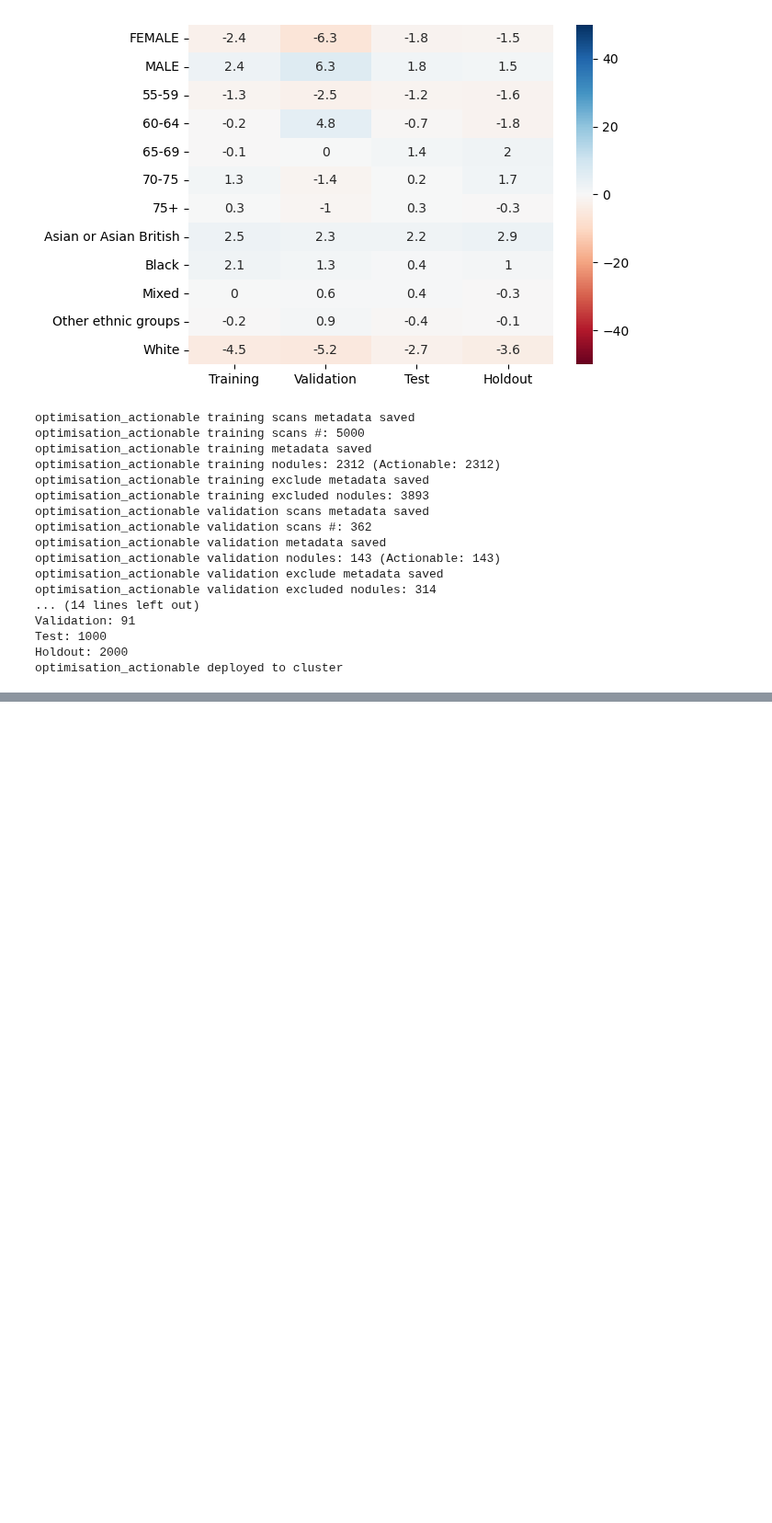
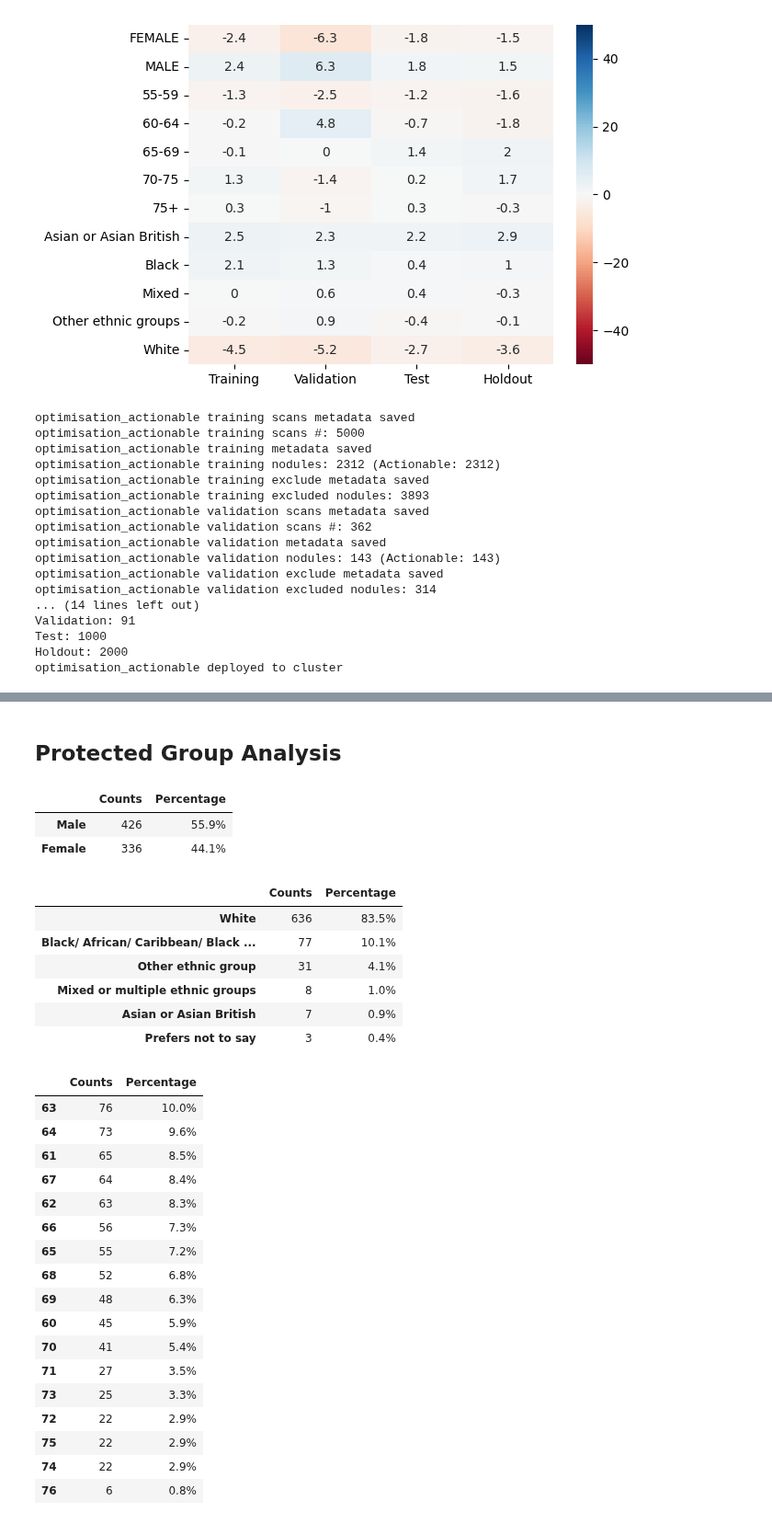
Before and after one commit to johnmccabe44/fairness-in-nodule-detection, a Jupyter notebook: notebooks/experiment_design.ipynb, the cells around one changed output, grey strips where cells are left out. Shown at 92% size. Saved outputs shown, nothing was run; the diff lists cells and outputs as text; code cells hidden in the pictures; blank space fills up the shorter version.

```diff
--- a/notebooks/experiment_design.ipynb
+++ b/notebooks/experiment_design.ipynb
@@ -932,0 +949,44 @@ optimisation_actionable deployed to cluster
+# %% [markdown]
+## Protected Group Analysis
+# %%
+def counts_and_percentages(series):
+    counts = series.value_counts()
+    percentages = series.value_counts(normalize=True).apply(lambda x: f'{x:.1%}')
+    return pd.concat([counts, percentages], axis=1, keys=['Counts', 'Percentage'])
+
+display(counts_and_percentages(lsut_annotations['clinic_gender']))
+
+display(counts_and_percentages(lsut_annotations['clinic_ethnicity']))
+
+display(counts_and_percentages(lsut_annotations['clinic_age']))
+
+_, _ = crosstab_with_percentages([lsut_annotations['clinic_gender']], [lsut_annotations['clinic_ethnicity']], table=True)
+# %% [output]
+|  | Counts | Percentage |
+| Male | 426 | 55.9% |
+| Female | 336 | 44.1% |
+|  | Counts | Percentage |
+| White | 636 | 83.5% |
+| Black/ African/ Caribbean/ Black ... | 77 | 10.1% |
+| Other ethnic group | 31 | 4.1% |
+| Mixed or multiple ethnic groups | 8 | 1.0% |
+| Asian or Asian British | 7 | 0.9% |
+| Prefers not to say | 3 | 0.4% |
+|  | Counts | Percentage |
+| 63 | 76 | 10.0% |
+| 64 | 73 | 9.6% |
+| 61 | 65 | 8.5% |
+| 67 | 64 | 8.4% |
+| 62 | 63 | 8.3% |
+| 66 | 56 | 7.3% |
+| 65 | 55 | 7.2% |
+| 68 | 52 | 6.8% |
+| 69 | 48 | 6.3% |
+| 60 | 45 | 5.9% |
+| 70 | 41 | 5.4% |
+| 71 | 27 | 3.5% |
+| 73 | 25 | 3.3% |
+| 72 | 22 | 2.9% |
+| 75 | 22 | 2.9% |
+| 74 | 22 | 2.9% |
+| 76 | 6 | 0.8% |
```
Also changed, not shown: parts of 6 cells of this notebook.
